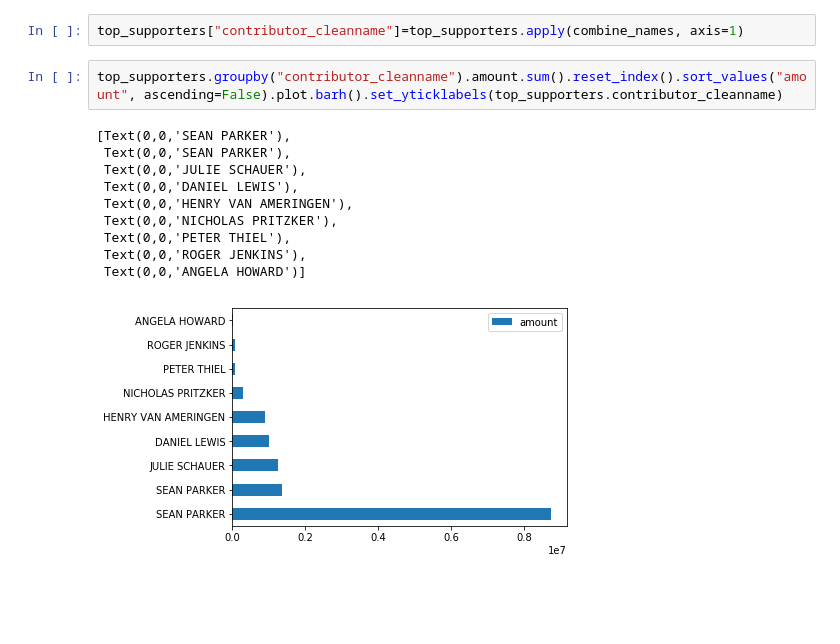
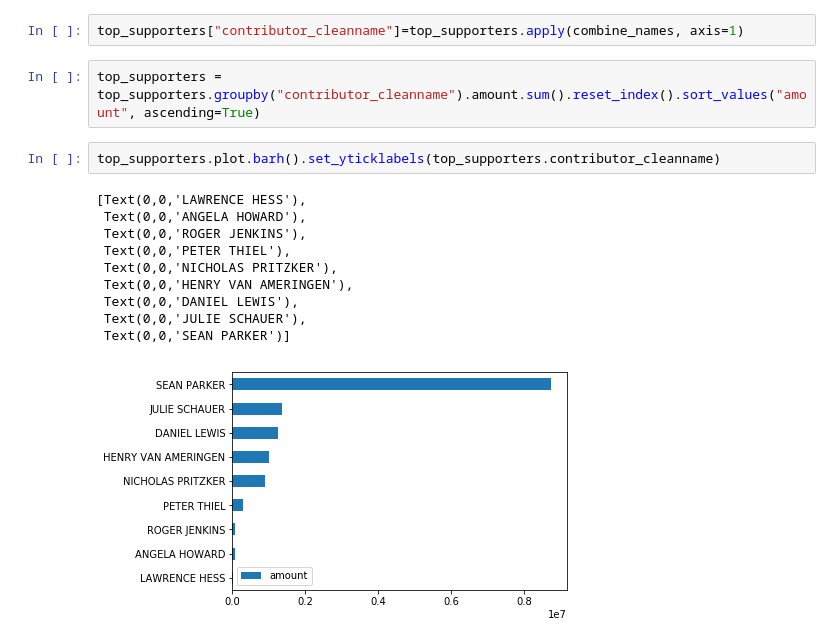
Before and after one commit to maxpeng041/first-python-notebook, a Jupyter notebook: prop-64-analysis.ipynb, the cells around one changed output. Drawn from its saved outputs; the diff is of its cells as text; blank space fills up the shorter version.

Commit message:
Correct not showing combined doner in graph

```diff
--- a/prop-64-analysis.ipynb
+++ b/prop-64-analysis.ipynb
@@ -213,15 +213,17 @@ def combine_names(row):
 # %%
 top_supporters["contributor_cleanname"]=top_supporters.apply(combine_names, axis=1)
 # %%
-top_supporters.groupby("contributor_cleanname").amount.sum().reset_index().sort_values("amount", ascending=False).plot.barh().set_yticklabels(top_supporters.contributor_cleanname)
+top_supporters = top_supporters.groupby("contributor_cleanname").amount.sum().reset_index().sort_values("amount", ascending=True)
-# %% [output]
-[Text(0,0,'SEAN PARKER'),
- Text(0,0,'SEAN PARKER'),
- Text(0,0,'JULIE SCHAUER'),
- Text(0,0,'DANIEL LEWIS'),
- Text(0,0,'HENRY VAN AMERINGEN'),
- Text(0,0,'NICHOLAS PRITZKER'),
- Text(0,0,'PETER THIEL'),
- Text(0,0,'ROGER JENKINS'),
- Text(0,0,'ANGELA HOWARD')]
-[figure, removed]
+# %%
+top_supporters.plot.barh().set_yticklabels(top_supporters.contributor_cleanname)
+# %% [output]
+[Text(0,0,'LAWRENCE HESS'),
+ Text(0,0,'ANGELA HOWARD'),
+ Text(0,0,'ROGER JENKINS'),
+ Text(0,0,'PETER THIEL'),
+ Text(0,0,'NICHOLAS PRITZKER'),
+ Text(0,0,'HENRY VAN AMERINGEN'),
+ Text(0,0,'DANIEL LEWIS'),
+ Text(0,0,'JULIE SCHAUER'),
+ Text(0,0,'SEAN PARKER')]
+[figure, added]
```
Also changed, not shown: parts of 2 cells of this notebook.
